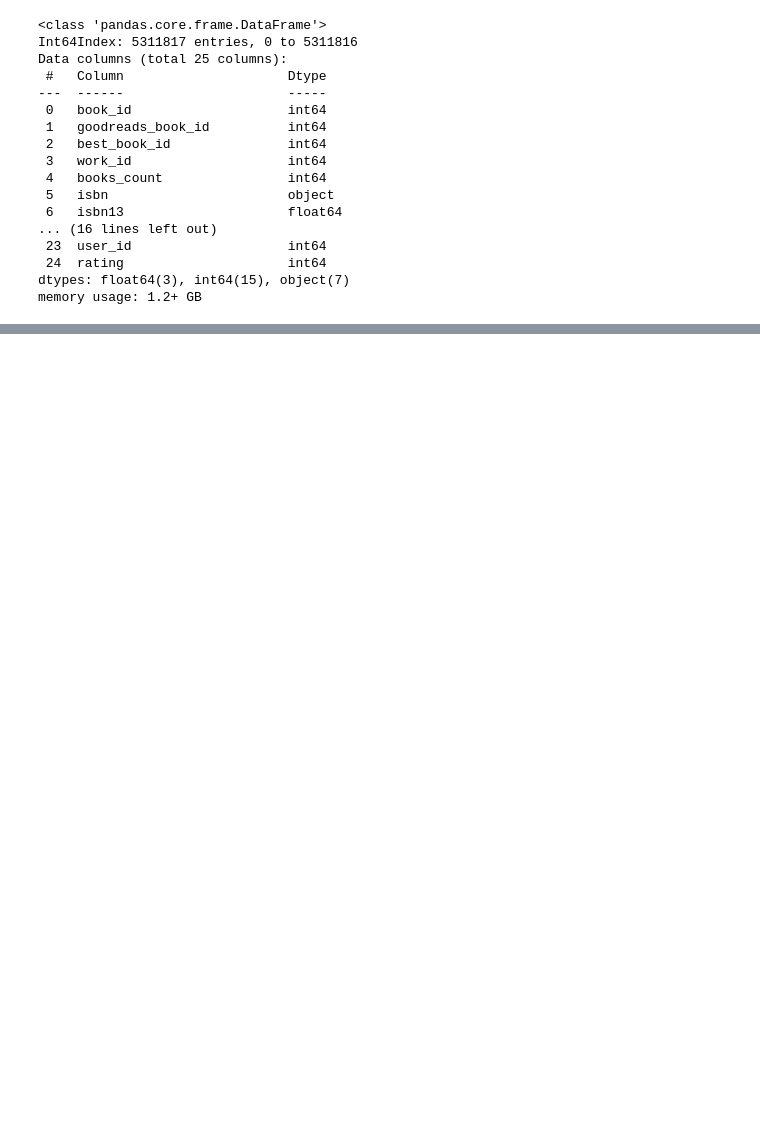
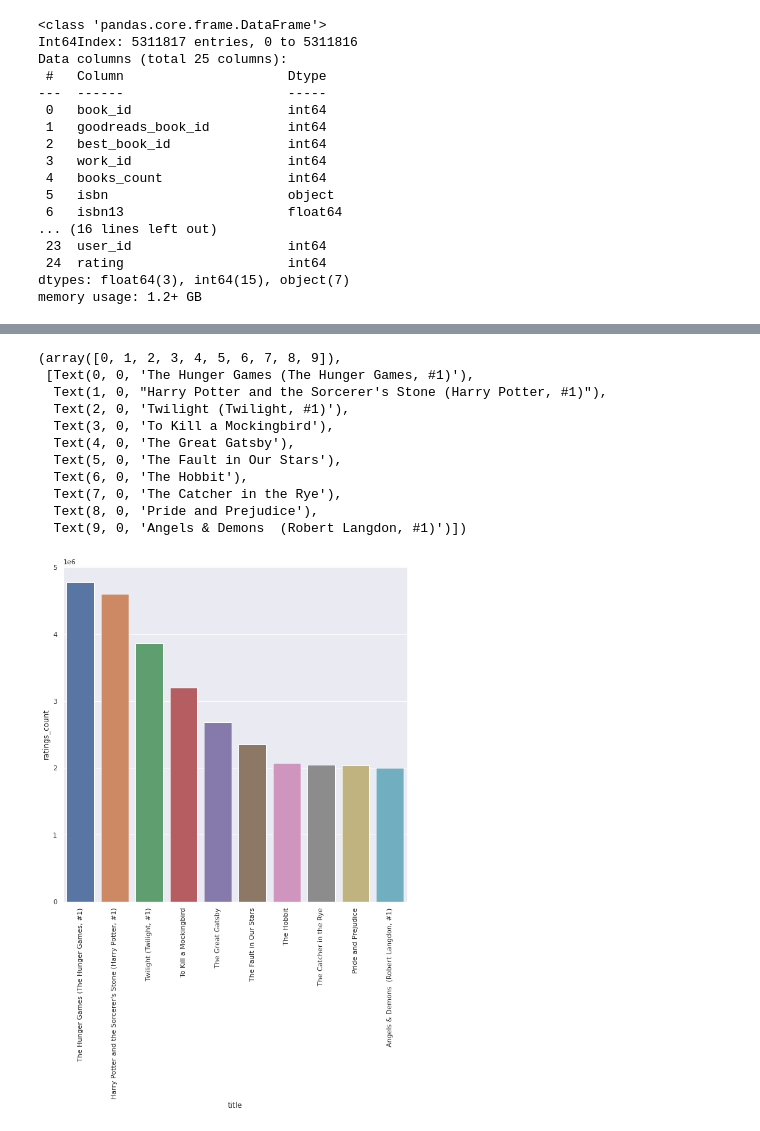
Before and after one commit to dimitri-feniou/Recommandation_books, a Jupyter notebook: analysis_csv.ipynb, the cells around one changed output, grey strips where cells are left out. Saved outputs shown, nothing was run; the diff lists cells and outputs as text; code cells hidden in the pictures; blank space fills up the shorter version.

Commit message:
add graph

```diff
--- a/analysis_csv.ipynb
+++ b/analysis_csv.ipynb
@@ -1,10 +1,12 @@
 # %%
 import pandas as pd
-import seaborn as sn
+import seaborn as sns
 import pymysql
 import sqlalchemy
+from matplotlib import pyplot as plt
+sns.set_theme(style="darkgrid")
 # %% [markdown]
 ## Import CSV
 # %%
-df_books = pd.read_csv('/home/dimitri/Documents/code/python/Recommandation_books/goodbooks-10k/books.csv')
+df_books = pd.read_csv('/home/dimitri/Documents/code/python/Recommandation_books/dataset/books.csv')
 # %%
@@ -195,0 +233,5 @@ merge_books_rating.drop(columns = ['image_url','small_image_url',])
+# %%
+# books most ratings in goodread website
+most_ratings_books=df_books.sort_values('ratings_count', ascending=False)
+most_ratings_books10 = df_books.sort_values('ratings_count', ascending=False).head(10)
+print(most_ratings_books10.title)
@@ -195,0 +250,19 @@ merge_books_rating.drop(columns = ['image_url','small_image_url',])
+# %%
+sns.set(font_scale = 1)
+fig_dims = (10, 10)
+fig, ax = plt.subplots(figsize=fig_dims)
+sns.barplot(data=most_ratings_books10, x='title',y= 'ratings_count',ax=ax)
+plt.xticks(rotation='vertical')
+# %% [output]
+(array([0, 1, 2, 3, 4, 5, 6, 7, 8, 9]),
+ [Text(0, 0, 'The Hunger Games (The Hunger Games, #1)'),
+  Text(1, 0, "Harry Potter and the Sorcerer's Stone (Harry Potter, #1)"),
+  Text(2, 0, 'Twilight (Twilight, #1)'),
+  Text(3, 0, 'To Kill a Mockingbird'),
+  Text(4, 0, 'The Great Gatsby'),
+  Text(5, 0, 'The Fault in Our Stars'),
+  Text(6, 0, 'The Hobbit'),
+  Text(7, 0, 'The Catcher in the Rye'),
+  Text(8, 0, 'Pride and Prejudice'),
+  Text(9, 0, 'Angels & Demons  (Robert Langdon, #1)')])
+[figure, added]
```
Also changed, not shown: parts of 19 cells of this notebook.
